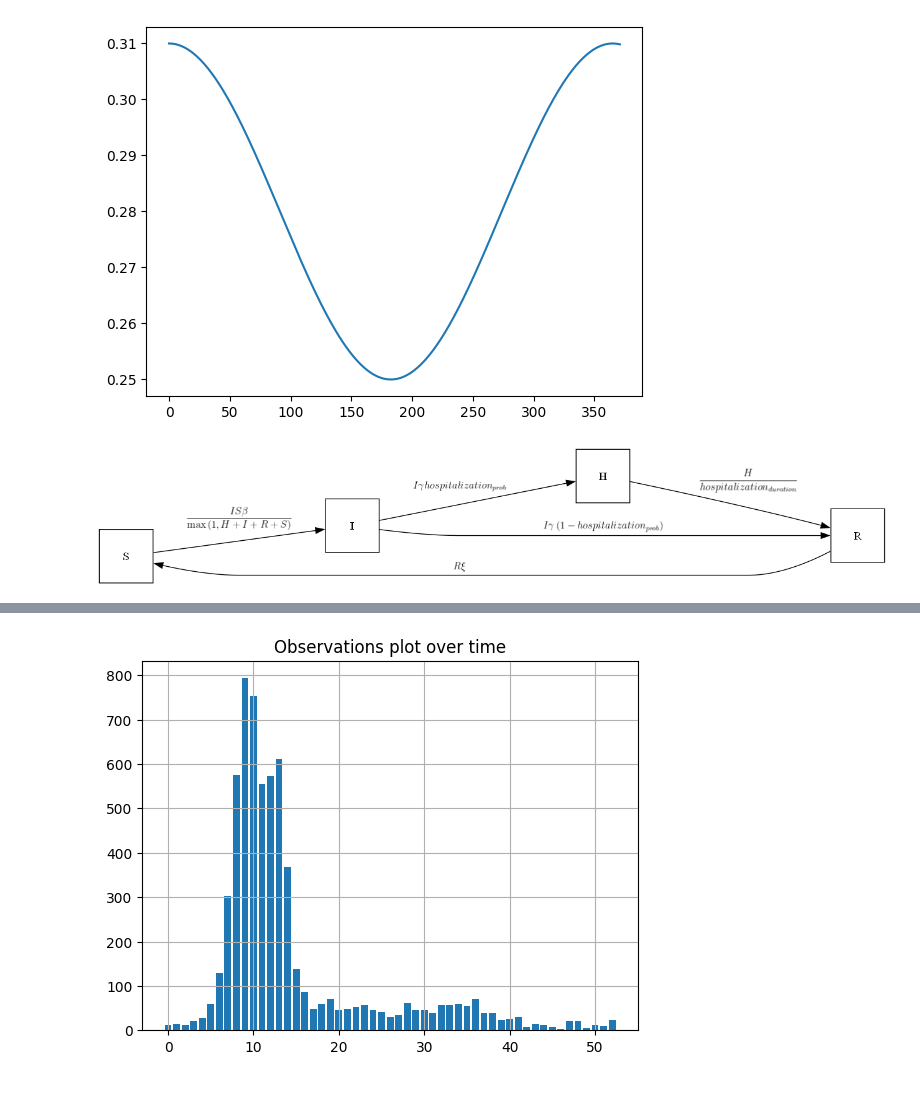
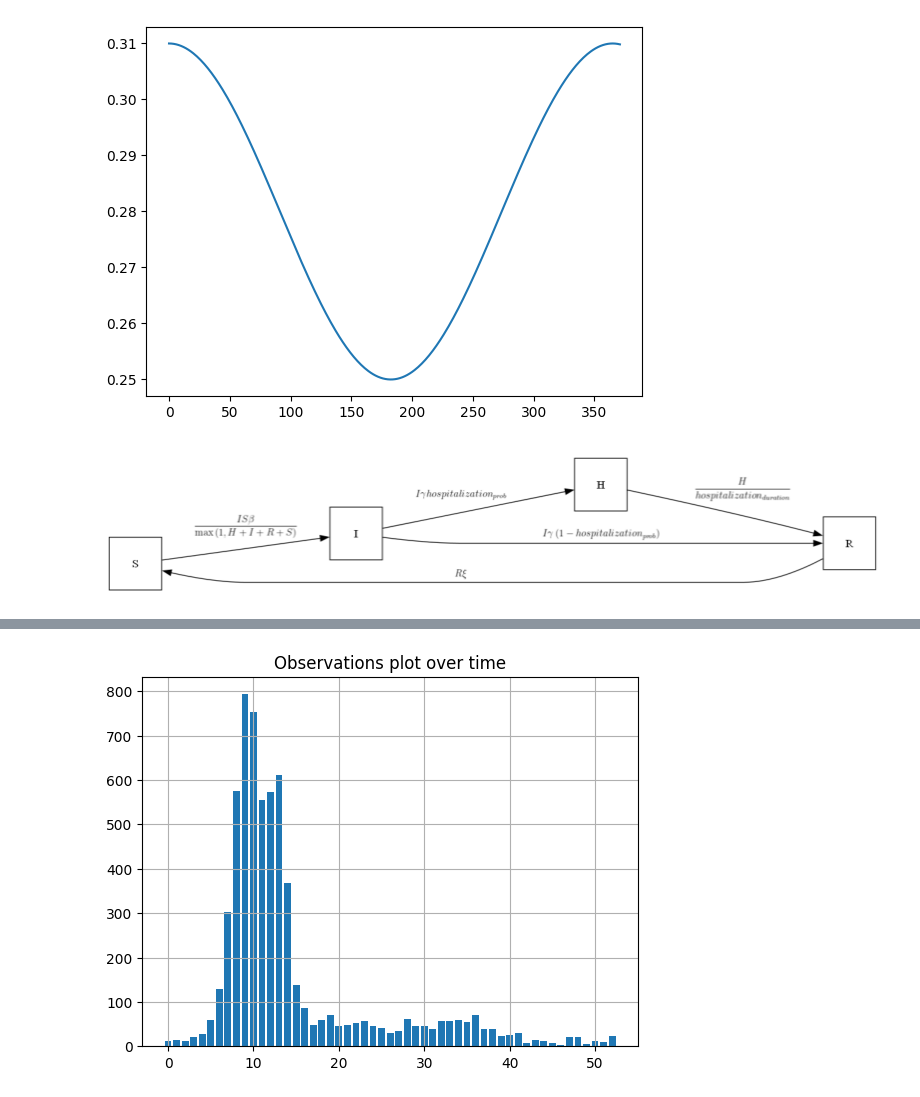
Before and after one commit to NAU-CCL/Epymorph, a Jupyter notebook: parameter_estimation.ipynb, the cells around one changed output, grey strips where cells are left out. Drawn from its saved outputs; the diff is of its cells as text; code cells hidden in the pictures.

```diff
--- a/parameter_estimation.ipynb
+++ b/parameter_estimation.ipynb
@@ -49,5 +49,5 @@ plt.plot(t, true_beta)
-# %%
-render(rume.ipm)
-# %% [output]
-[figure, removed]
+# %%
+rume.ipm.diagram()
+# %% [output]
+[figure, added]
 # %%
```
Also changed, not shown: parts of 14 cells of this notebook, 12 other files.
